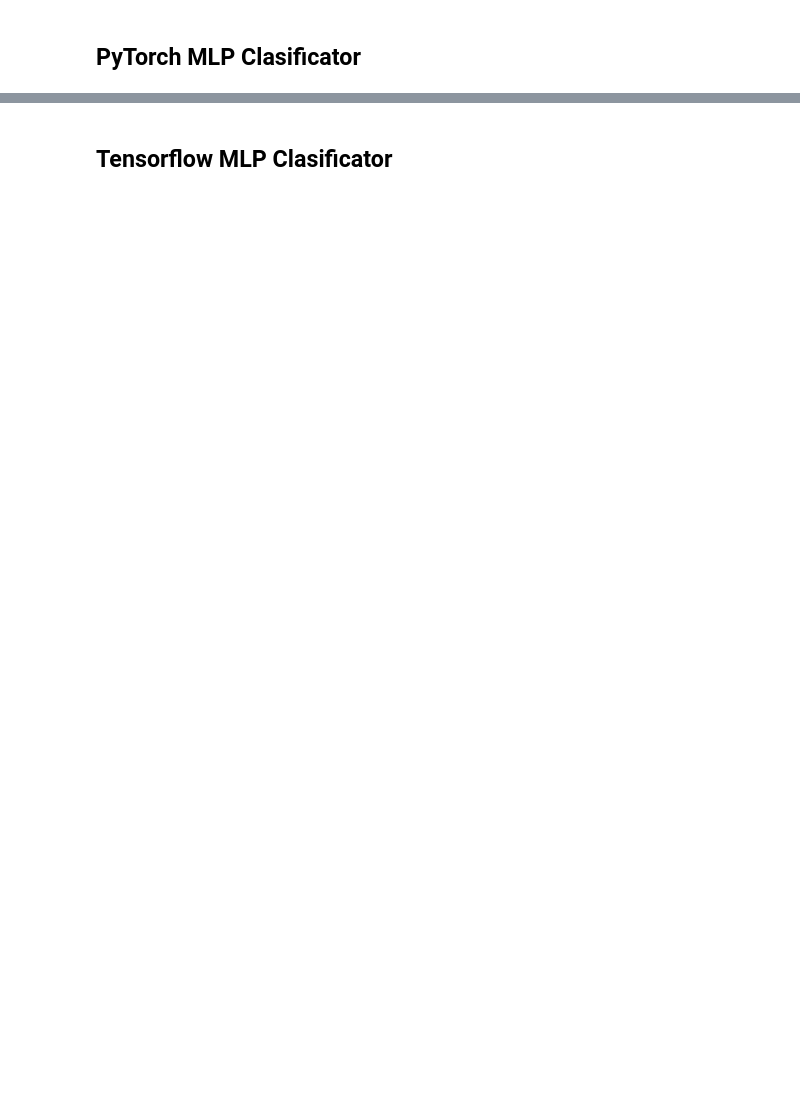
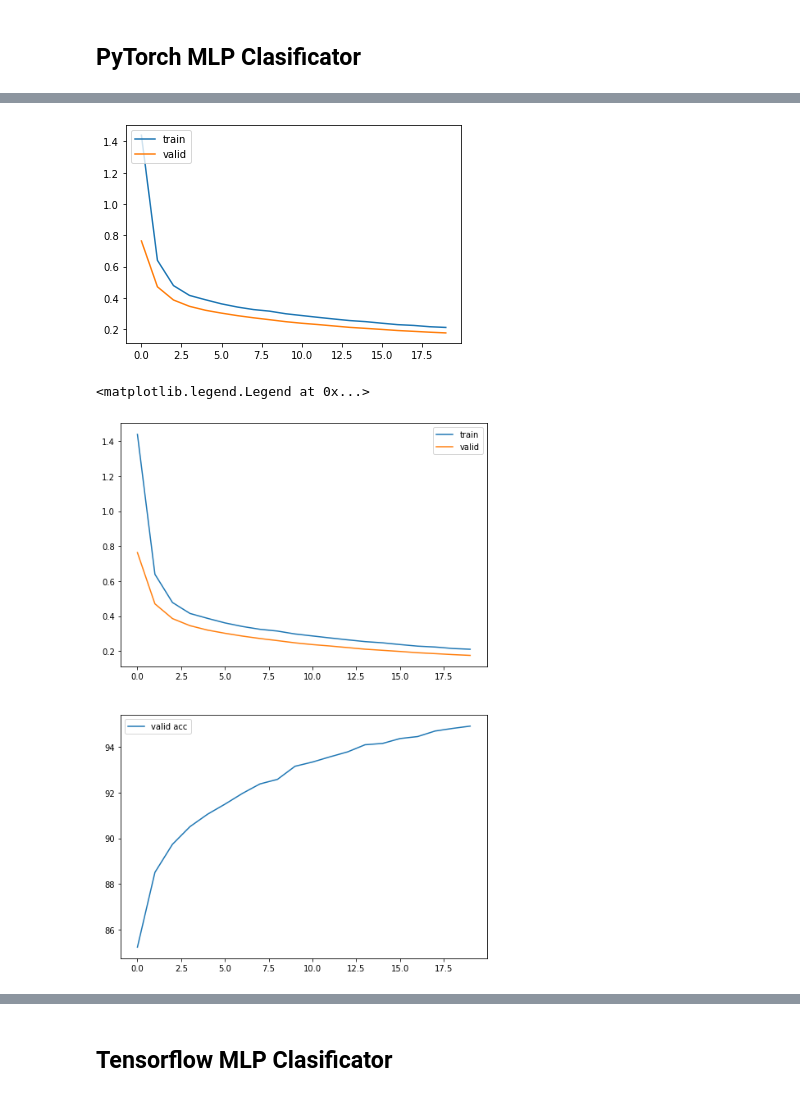
Before and after one commit to letv3/NSIETE, a Jupyter notebook: Zadanie1/zadanie_1.ipynb, the cells around one changed output, grey strips where cells are left out. Drawn from its saved outputs; the diff is of its cells as text; code cells hidden in the pictures; blank space fills up the shorter version.

```diff
--- a/Zadanie1/zadanie_1.ipynb
+++ b/Zadanie1/zadanie_1.ipynb
@@ -216,7 +221,11 @@ class Model(nn.Module):
 # %%
+run = wandb.init(project='zadanie1', entity='xpetricko')
+
+
+
 model_torch = Model()
 
-learning_rate = 0.0001
+learning_rate = 0.001
 betas=(0.9, 0.999)
 
 optimizer = torch.optim.Adam(model_torch.parameters(), lr=learning_rate, betas=betas)
@@ -226,13 +235,14 @@ config = wandb.config
 config.learning_rate = learning_rate
 config.betas=betas
 config.transform = False
+config.batch_size=532
 wandb.watch(model_torch)
 
 
 mean_train_losses = []
 mean_valid_losses = []
 valid_acc_list = []
-epochs = 20
+epochs = 80
 
 
 
@@ -277,6 +287,10 @@ for epoch in range(epochs):
     mean_train_losses.append(np.mean(train_losses))
     mean_valid_losses.append(np.mean(valid_losses))
 
+    wandb.log({"mean_test_loss": np.mean(train_losses),"mean_valid_loss": np.mean(train_losses)})
+
+
+
     accuracy = 100*correct/total
     valid_acc_list.append(accuracy)
     wandb.log({"valid_accuracy": accuracy})
@@ -284,8 +298,21 @@ for epoch in range(epochs):
     print('epoch : {}, train loss : {:.4f}, valid loss : {:.4f}, valid acc : {:.2f}%'\
          .format(epoch+1, np.mean(train_losses), np.mean(valid_losses), accuracy))
 
-
-
-plt.plot(mean_train_losses)
-plt.plot(mean_valid_losses)
-plt.show()
+run.finish()
+# %%
+plt.plot(mean_train_losses,label='train')
+plt.plot(mean_valid_losses,label='valid')
+plt.legend(loc="upper left")
+plt.show()
+
+fig, (plot1, plot2) = plt.subplots(nrows=2, ncols=1,figsize=(8,12))
+plot1.plot(mean_train_losses, label='train')
+plot1.plot(mean_valid_losses, label='valid')
+plot1.legend(loc='best')
+
+plot2.plot(valid_acc_list, label='valid acc')
+plot2.legend()
+# %% [output]
+[figure, added]
+<matplotlib.legend.Legend at 0x...>
+[figure, added]
```
Also changed, not shown: parts of 10 cells of this notebook.
